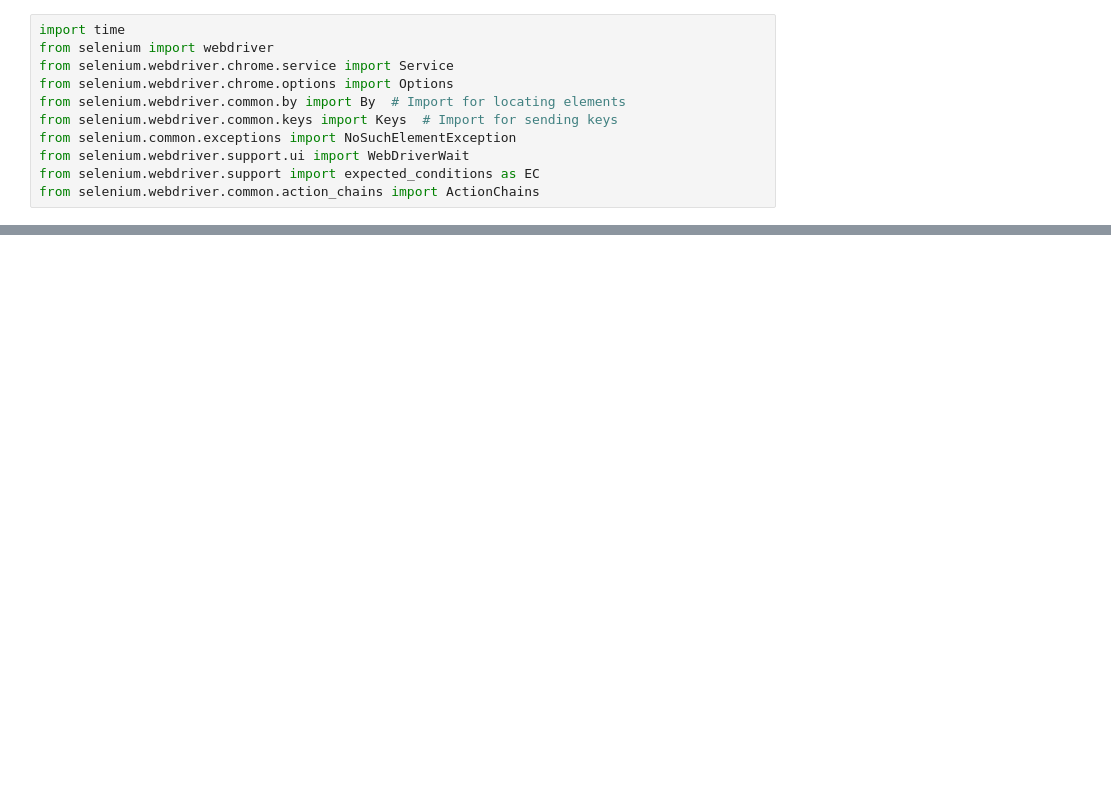
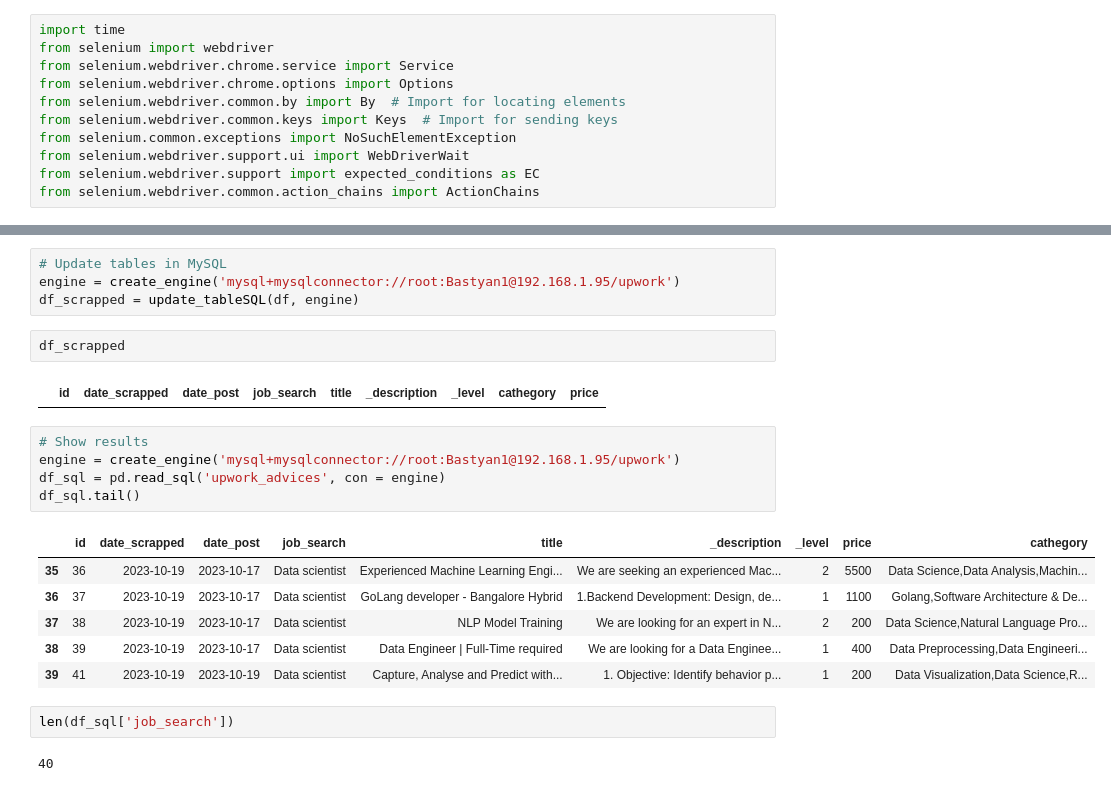
Before and after one commit to bastianbm7/upWork_scrap, a Jupyter notebook: Untitled.ipynb, the cells around one changed output, grey strips where cells are left out. Cells and saved outputs as stored; diff of their text form; blank space fills up the shorter version.

```diff
--- a/Untitled.ipynb
+++ b/Untitled.ipynb
@@ -214,0 +251,24 @@ df_scrapped.to_sql(name='upwork_advices', con=engine, if_exists='append', index=
+# %%
+# Update tables in MySQL
+engine = create_engine('mysql+mysqlconnector://root:Bastyan1@192.168.1.95/upwork')
+df_scrapped = update_tableSQL(df, engine)
+# %%
+df_scrapped
+# %% [output]
+|  | id | date_scrapped | date_post | job_search | title | _description | _level | cathegory | price |
+# %%
+# Show results
+engine = create_engine('mysql+mysqlconnector://root:Bastyan1@192.168.1.95/upwork')
+df_sql = pd.read_sql('upwork_advices', con = engine)
+df_sql.tail()
+# %% [output]
+|  | id | date_scrapped | date_post | job_search | title | _description | _level | price | cathegory |
+| 35 | 36 | 2023-10-19 | 2023-10-17 | Data scientist | Experienced Machine Learning Engi... | We are seeking an experienced Mac... | 2 | 5500 | Data Science,Data Analysis,Machin... |
+| 36 | 37 | 2023-10-19 | 2023-10-17 | Data scientist | GoLang developer - Bangalore Hybrid | 1.Backend Development: Design, de... | 1 | 1100 | Golang,Software Architecture & De... |
+| 37 | 38 | 2023-10-19 | 2023-10-17 | Data scientist | NLP Model Training | We are looking for an expert in N... | 2 | 200 | Data Science,Natural Language Pro... |
+| 38 | 39 | 2023-10-19 | 2023-10-17 | Data scientist | Data Engineer | Full-Time required | We are looking for a Data Enginee... | 1 | 400 | Data Preprocessing,Data Engineeri... |
+| 39 | 41 | 2023-10-19 | 2023-10-19 | Data scientist | Capture, Analyse and Predict with... | 1. Objective: Identify behavior p... | 1 | 200 | Data Visualization,Data Science,R... |
+# %%
+len(df_sql['job_search'])
+# %% [output]
+40
```
Also changed, not shown: parts of 21 cells of this notebook.
